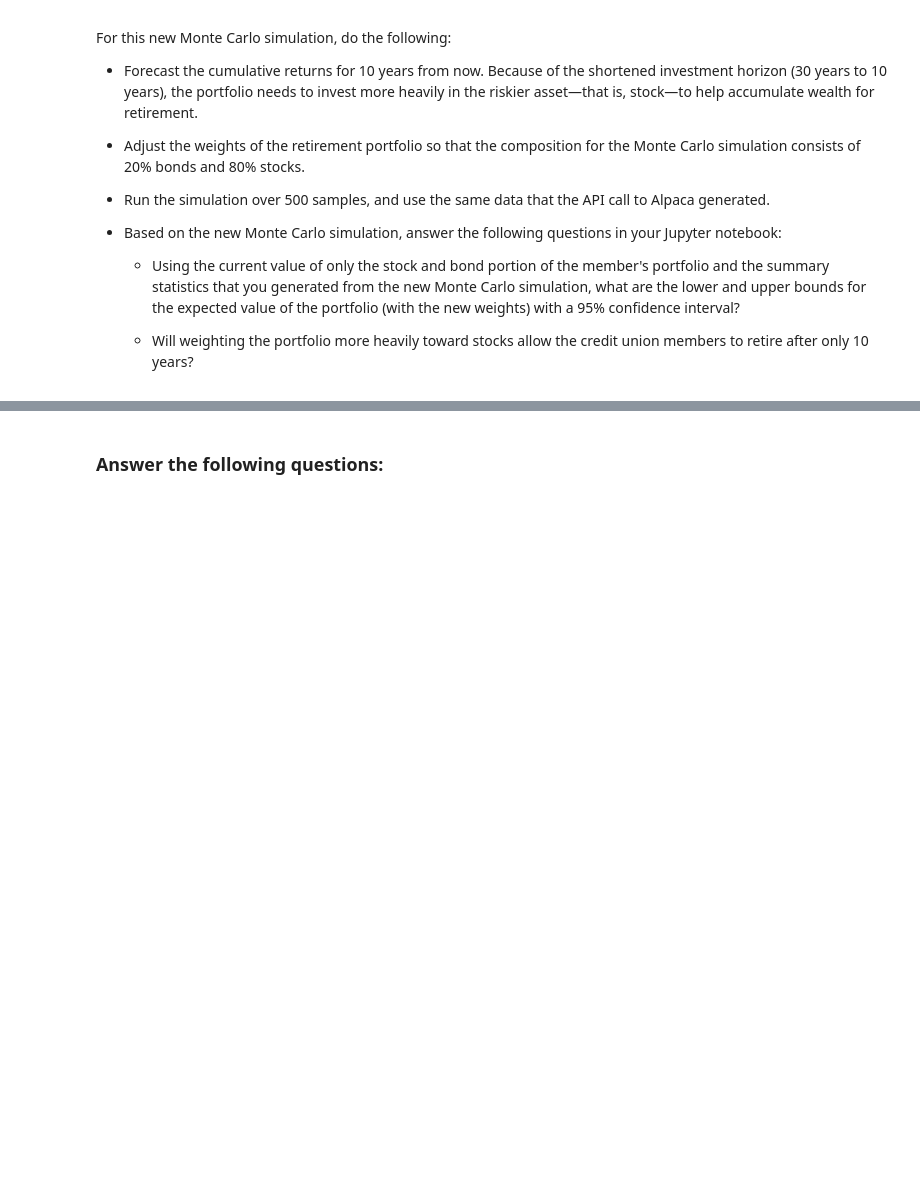
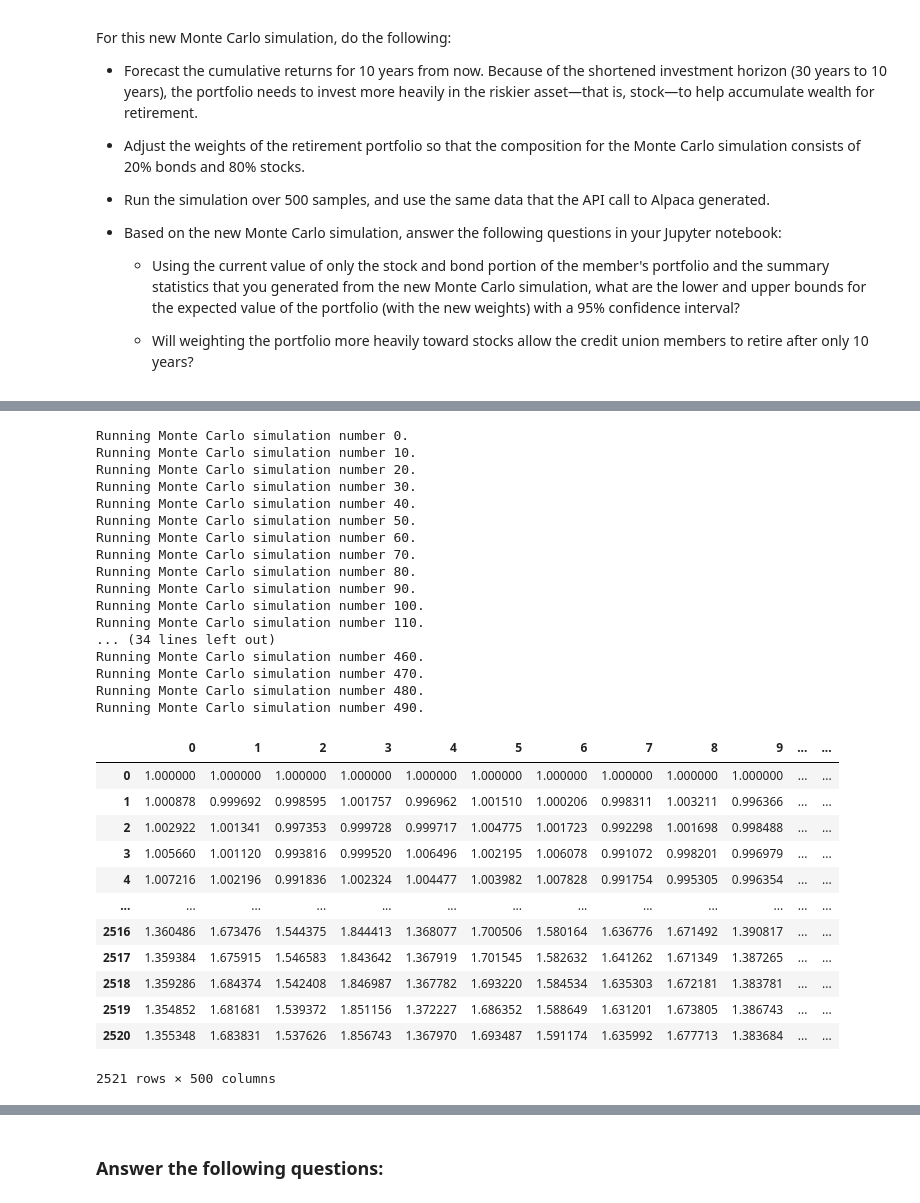
Before and after one commit to RyanRFelder/Module_5_Challenge, a Jupyter notebook: financial_planning_tools.ipynb, the cells around one changed output, grey strips where cells are left out. Saved outputs shown, nothing was run; the diff lists cells and outputs as text; code cells hidden in the pictures; blank space fills up the shorter version.

```diff
--- a/financial_planning_tools.ipynb
+++ b/financial_planning_tools.ipynb
@@ -663,6 +680,39 @@ For this new Monte Carlo simulation, do the following:
 # %%
 # Run the Monte Carlo simulation to forecast 10 years cumulative returns
 # YOUR CODE HERE
+
+MC_spy80_weight.calc_cumulative_return()
+# %% [output]
+Running Monte Carlo simulation number 0.
+Running Monte Carlo simulation number 10.
+Running Monte Carlo simulation number 20.
+Running Monte Carlo simulation number 30.
+Running Monte Carlo simulation number 40.
+Running Monte Carlo simulation number 50.
+Running Monte Carlo simulation number 60.
+Running Monte Carlo simulation number 70.
+Running Monte Carlo simulation number 80.
+Running Monte Carlo simulation number 90.
+Running Monte Carlo simulation number 100.
+Running Monte Carlo simulation number 110.
+... (34 lines left out)
+Running Monte Carlo simulation number 460.
+Running Monte Carlo simulation number 470.
+Running Monte Carlo simulation number 480.
+Running Monte Carlo simulation number 490.
+|  | 0 | 1 | 2 | 3 | 4 | 5 | 6 | 7 | 8 | 9 | ... | ... |
+| 0 | 1.000000 | 1.000000 | 1.000000 | 1.000000 | 1.000000 | 1.000000 | 1.000000 | 1.000000 | 1.000000 | 1.000000 | ... | ... |
+| 1 | 1.000878 | 0.999692 | 0.998595 | 1.001757 | 0.996962 | 1.001510 | 1.000206 | 0.998311 | 1.003211 | 0.996366 | ... | ... |
+| 2 | 1.002922 | 1.001341 | 0.997353 | 0.999728 | 0.999717 | 1.004775 | 1.001723 | 0.992298 | 1.001698 | 0.998488 | ... | ... |
+| 3 | 1.005660 | 1.001120 | 0.993816 | 0.999520 | 1.006496 | 1.002195 | 1.006078 | 0.991072 | 0.998201 | 0.996979 | ... | ... |
+| 4 | 1.007216 | 1.002196 | 0.991836 | 1.002324 | 1.004477 | 1.003982 | 1.007828 | 0.991754 | 0.995305 | 0.996354 | ... | ... |
+| ... | ... | ... | ... | ... | ... | ... | ... | ... | ... | ... | ... | ... |
+| 2516 | 1.360486 | 1.673476 | 1.544375 | 1.844413 | 1.368077 | 1.700506 | 1.580164 | 1.636776 | 1.671492 | 1.390817 | ... | ... |
+| 2517 | 1.359384 | 1.675915 | 1.546583 | 1.843642 | 1.367919 | 1.701545 | 1.582632 | 1.641262 | 1.671349 | 1.387265 | ... | ... |
+| 2518 | 1.359286 | 1.684374 | 1.542408 | 1.846987 | 1.367782 | 1.693220 | 1.584534 | 1.635303 | 1.672181 | 1.383781 | ... | ... |
+| 2519 | 1.354852 | 1.681681 | 1.539372 | 1.851156 | 1.372227 | 1.686352 | 1.588649 | 1.631201 | 1.673805 | 1.386743 | ... | ... |
+| 2520 | 1.355348 | 1.683831 | 1.537626 | 1.856743 | 1.367970 | 1.693487 | 1.591174 | 1.635992 | 1.677713 | 1.383684 | ... | ... |
+2521 rows × 500 columns
 # %%
 # Visualize the 10-year Monte Carlo simulation by creating an
 # overlay line plot
```
Also changed, not shown: parts of 9 cells of this notebook.
